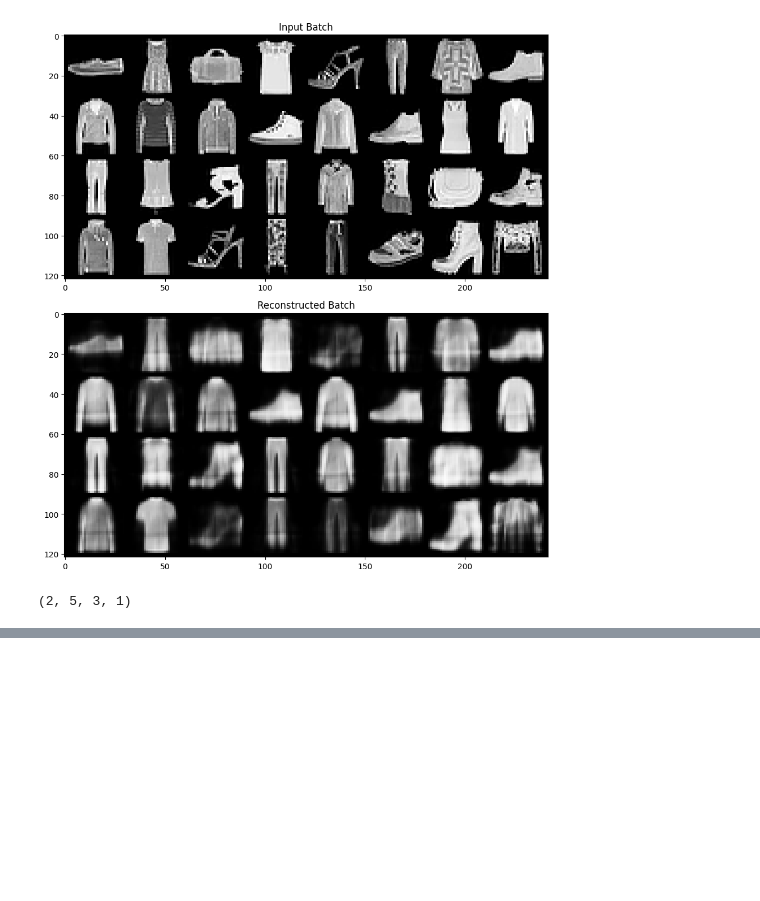
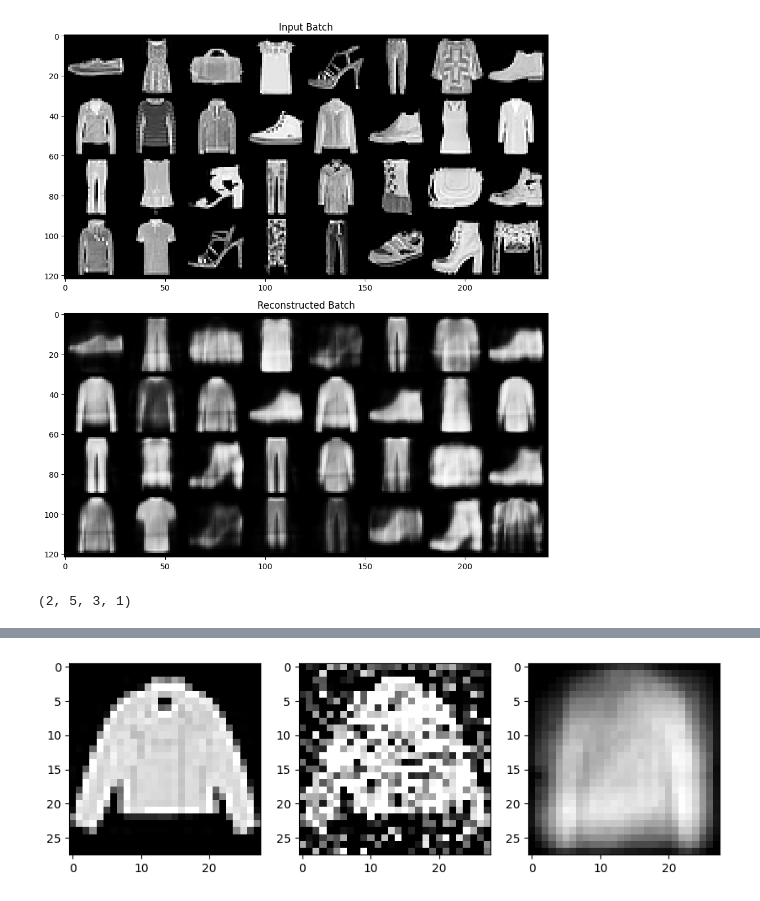
Before and after one commit to vagmin27/DeepLearning, a Jupyter notebook: AutoEncoders.ipynb, the cells around one changed output, grey strips where cells are left out. Cells and saved outputs as stored; diff of their text form; code cells hidden in the pictures; blank space fills up the shorter version.

Commit message:
Nueral networks advanced Auto Encoders Types of Auto Encoders

```diff
--- a/AutoEncoders.ipynb
+++ b/AutoEncoders.ipynb
@@ -434,0 +982,9 @@ np.transpose(x, (1, 3, 2, 0)).shape
+# %%
+# Model Initialization
+model = Denoising_AutoEnc()
+
+# Validation using MSE Loss function
+loss_function = torch.nn.MSELoss()
+
+# Using an Adam Optimizer
+optimizer = torch.optim.Adam(model.parameters(), lr = 1e-3)
@@ -434,0 +1040,33 @@ np.transpose(x, (1, 3, 2, 0)).shape
+# %%
+for (image,_) in test_loader:
+
+  # print(image.shape)
+
+  input_image = image[random.randint(0, 31)]
+
+  # print(target_img.shape)
+  input_image = input_image.reshape(-1, 28*28)
+  noisy_image = add_noise(input_image, 0.5)
+
+  recon, latent_x = model(noisy_image)
+
+  # print(recon.shape)
+
+  # plotting reconstructred image with the original image
+  fig, (ax1, ax2, ax3) = plt.subplots(1, 3, figsize=(10, 10))
+
+  input_image = input_image.reshape(28, 28)
+  ax1.imshow(input_image, cmap = 'gray')
+  # ax1.grid(None)
+
+  noisy_image = noisy_image.reshape(28, 28)
+  ax2.imshow(noisy_image, cmap = 'gray')
+  # ax2.grid(None)
+
+  recon = recon.detach().numpy().reshape(28, 28)
+  ax3.imshow(recon, cmap = 'gray')
+  # ax3.grid(None)
+
+  break
+# %% [output]
+[figure, added]
```
Also changed, not shown: parts of 33 cells of this notebook.
